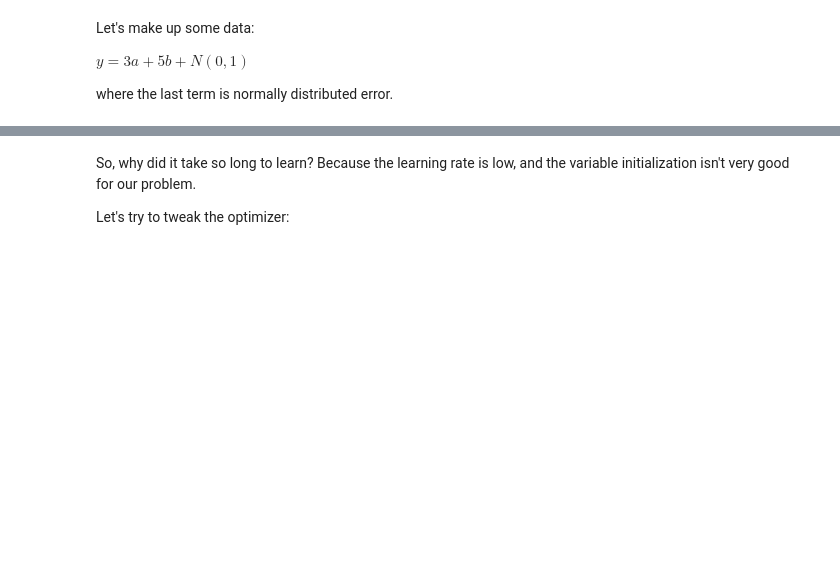
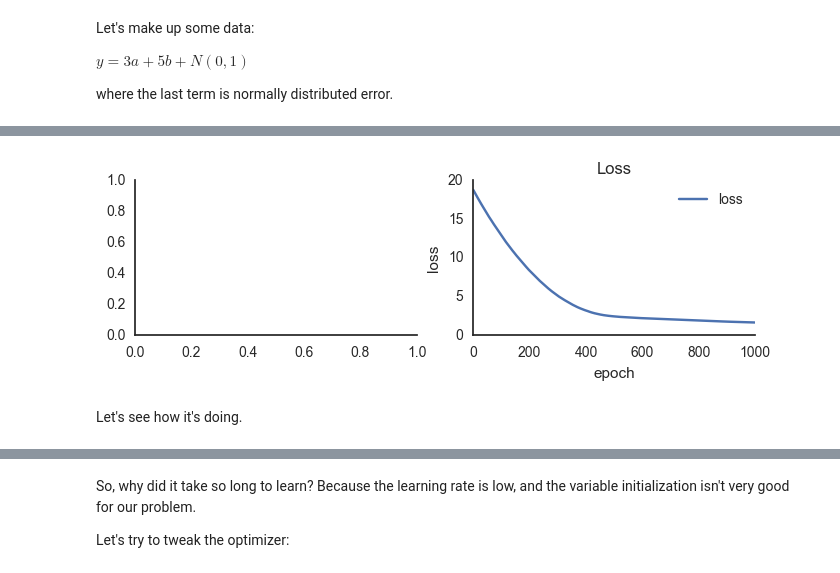
Before and after one commit to shnayder/deep-learning-workshop, a Jupyter notebook: 01-regression-keras.ipynb, the cells around one changed output, grey strips where cells are left out. Drawn from its saved outputs; the diff is of its cells as text; code cells hidden in the pictures; blank space fills up the shorter version.

```diff
--- a/01-regression-keras.ipynb
+++ b/01-regression-keras.ipynb
@@ -82,0 +132,6 @@ Let's fit it!
+# %%
+plot_training_curves(history.history);
+# %% [output]
+[figure, added]
+# %% [markdown]
+Let's see how it's doing.
```
Also changed, not shown: parts of 30 cells of this notebook, 7 other files.
